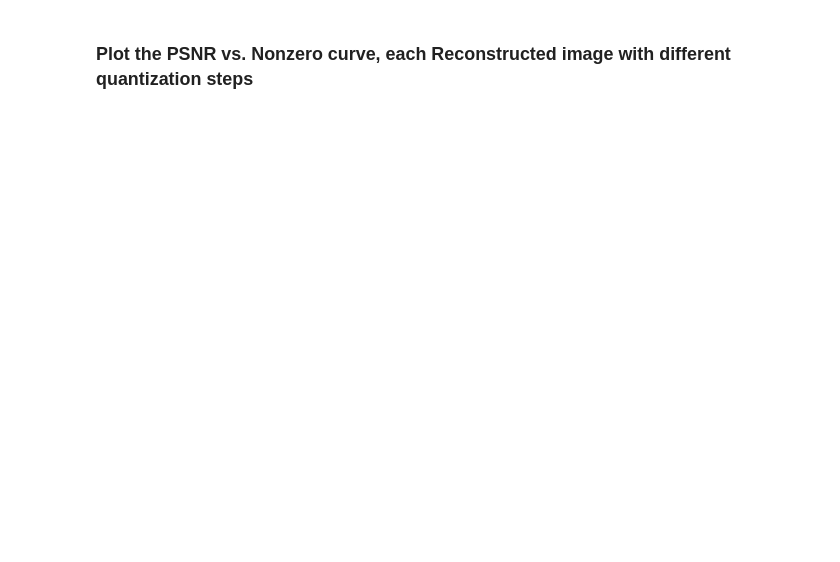
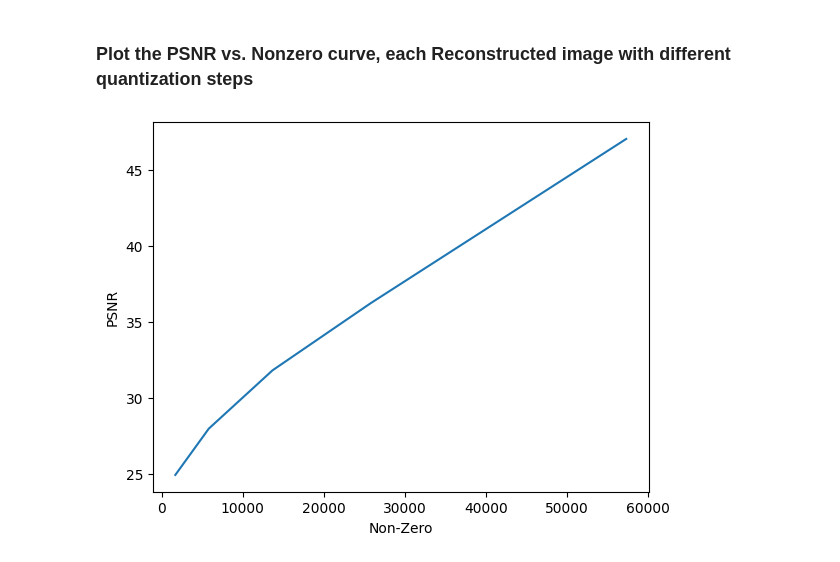
Before and after one commit to avani1998/ECE-6123-Image-and-Video-Processing, a Jupyter notebook: homework6.ipynb, the cells around one changed output. Saved outputs shown, nothing was run; the diff lists cells and outputs as text; code cells hidden in the pictures; blank space fills up the shorter version.

```diff
--- a/homework6.ipynb
+++ b/homework6.ipynb
@@ -270,28 +271,38 @@ for q in Q_list:
     non_zero = 0
     rec_img_pad = np.zeros(img2_pad.shape)
     # Assume first row & col are already reconstructed, copy them directly form img2
-    ...
+    rec_img_pad[0:]= img2_pad[0:]
+    rec_img_pad[:0]= img2_pad[:0]
+
     for x0 in np.arange(1,(rows-1), N):
         for y0 in np.arange(1,(cols-1), N):
             # extract current error block from the error image
-            err_block = ...
+            err_block = err_img_pad[x0:x0+N,y0:y0+N]
             # perform DCT to the current error block, input astype float
-            dct_block =  ...
+            dct_block =  cv2.dct(err_block)
             # quantize the coefficients
-            dct_block_quant = ...
+            dct_block_quant = quant(dct_block,q)
             # Count number of nonzero in this block, update nonzero
-            non_zero += ...
+            non_zero += np.count_nonzero(dct_block_quant)
             # IDCT to the quantized dct block, input astype float
-            err_block_rec = ...
+            err_block_rec = cv2.idct(dct_block_quant.astype(float))
             # reconstruct the block
-            rec_img_pad[...] = ...
+            rec_img_pad[x0:x0+N,y0:y0+N] = pred_img_pad[x0:x0+N,y0:y0+N]-err_block_rec
     # Remove padding
     rec_img = rec_img_pad[0:rows, 0:cols]
 
     # Calculate PSNR, Append items to lists
-    ...
-    PSNR.append(...)
-    Non_zero.append(...)
+    error=img2-rec_img
+    mse_calc = mse(error)
+
+    max_value = np.max(img2)
+
+    print(mse_calc)
+    psnr=10*np.log10(max_value**2/mse_calc)
+    print(psnr)
+
+    PSNR.append(psnr)
+    Non_zero.append(non_zero)
     # Clip rec_img to (0,255) and change back to uint8
     rec_img = np.clip(rec_img,0,255).astype('uint8')
-    Rec_img.append(...)
+    Rec_img.append(rec_img)
@@ -300,3 +322,9 @@ for q in Q_list:
 # %%
 ################################################ TODO ###############################################
 # Plot the PSNR vs. Nonzero curve, each Reconstructed image with different quantization steps
+plt.plot(Non_zero,PSNR)
+plt.xlabel("Non-Zero")
+plt.ylabel("PSNR")
+plt.show()
+# %% [output]
+[figure, added]
```
Also changed, not shown: parts of 4 cells of this notebook.
